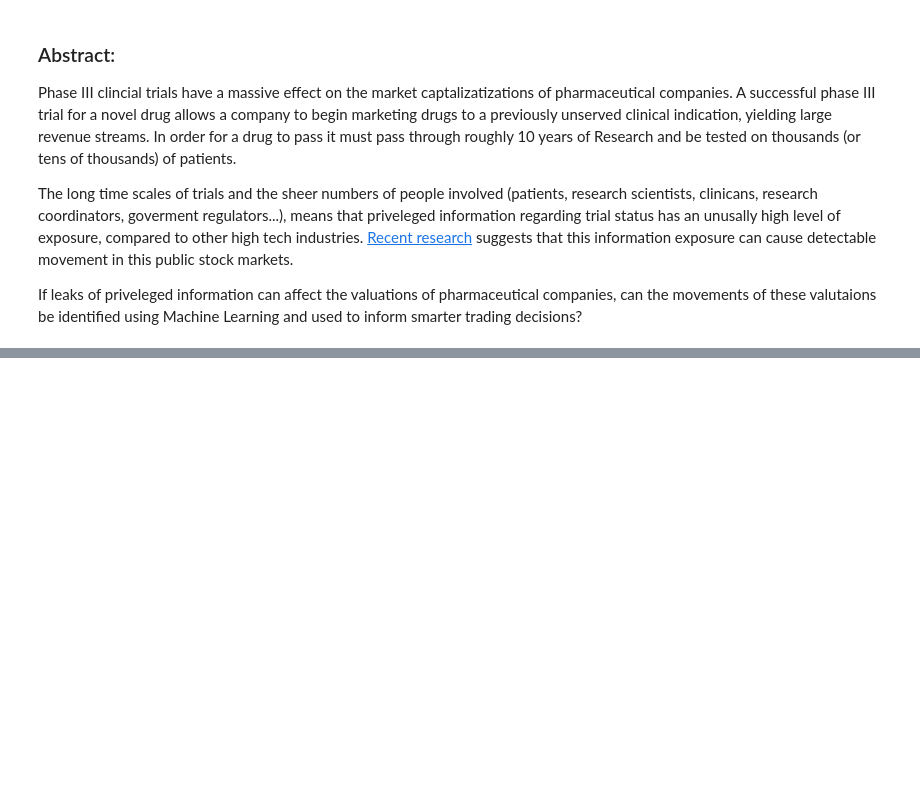
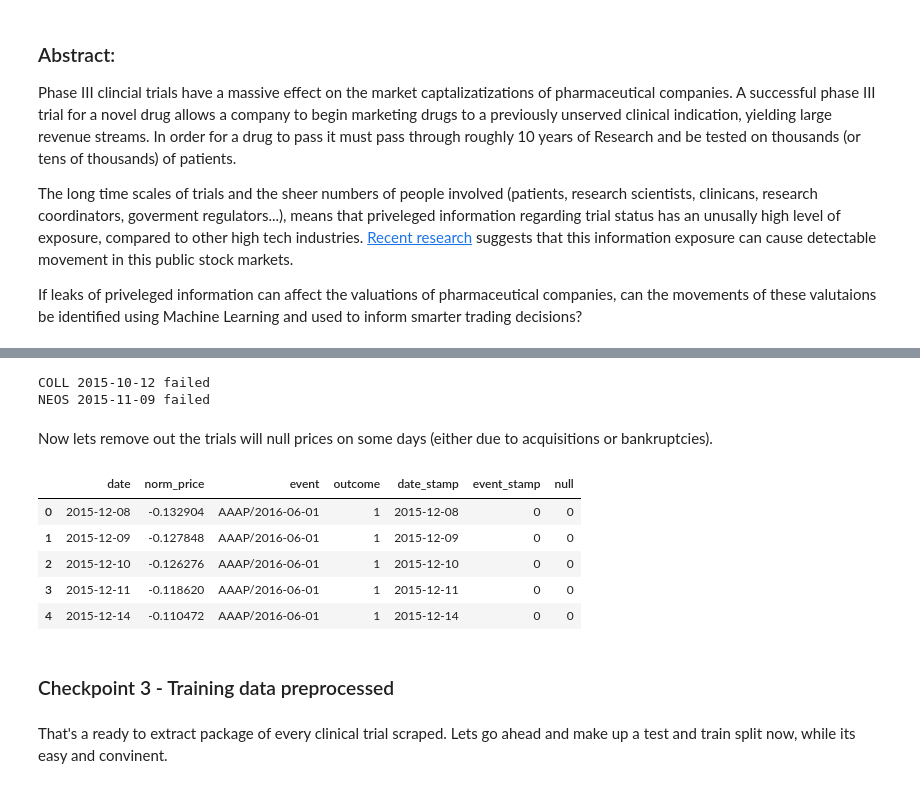
Before and after one commit to BenDavidAaron/FDA-Decision-Stock-Predictor, a Jupyter notebook: Final Report.ipynb, the cells around one changed output, grey strips where cells are left out. Saved outputs shown, nothing was run; the diff lists cells and outputs as text; code cells hidden in the pictures; blank space fills up the shorter version.

```diff
--- a/Final Report.ipynb
+++ b/Final Report.ipynb
@@ -11,0 +196,40 @@ If leaks of priveleged information can affect the valuations of pharmaceutical c
+# %%
+def assemble_frame(datum):
+    df = pd.DataFrame(datum[3][0], columns=['date','norm_price'])
+    df['event'] = datum[0]+"/"+datum[1]
+    df['outcome'] = int(datum[2])
+    return df
+# %%
+first = True
+
+for line in tqdm_notebook(norm_data_annotated):
+    try:
+        if first:
+            agg_data = assemble_frame(line)
+            first = False
+        else:
+            tmp_data = assemble_frame(line)
+            agg_data = pd.concat([agg_data, tmp_data],ignore_index=True)
+    except:
+        print line[0], line[1], "failed"
+# %% [output]
+COLL 2015-10-12 failed
+NEOS 2015-11-09 failed
+# %%
+agg_data['date_stamp'] = pd.to_datetime(agg_data['date'])
+event_labels = pd.factorize(agg_data['event'])
+agg_data["event_stamp"] = event_labels[0]
+# %% [markdown]
+Now lets remove out the trials will null prices on some days (either due to acquisitions or bankruptcies).
+# %%
+agg_data['null'] = pd.isnull(agg_data).apply(lambda x: sum(x) , axis=1)
+cleaned_agg = agg_data[agg_data['null'] == 0]
+# %%
+cleaned_agg.head()
+# %% [output]
+|  | date | norm_price | event | outcome | date_stamp | event_stamp | null |
+| 0 | 2015-12-08 | -0.132904 | AAAP/2016-06-01 | 1 | 2015-12-08 | 0 | 0 |
+| 1 | 2015-12-09 | -0.127848 | AAAP/2016-06-01 | 1 | 2015-12-09 | 0 | 0 |
+| 2 | 2015-12-10 | -0.126276 | AAAP/2016-06-01 | 1 | 2015-12-10 | 0 | 0 |
+| 3 | 2015-12-11 | -0.118620 | AAAP/2016-06-01 | 1 | 2015-12-11 | 0 | 0 |
+| 4 | 2015-12-14 | -0.110472 | AAAP/2016-06-01 | 1 | 2015-12-14 | 0 | 0 |
@@ -11,0 +238,2 @@ If leaks of priveleged information can affect the valuations of pharmaceutical c
+# %% [markdown]
+### Checkpoint 3 - Training data preprocessed
@@ -11,0 +242,2 @@ If leaks of priveleged information can affect the valuations of pharmaceutical c
+# %% [markdown]
+That's a ready to extract package of every clinical trial scraped. Lets go ahead and make up a test and train split now, while its easy and convinent.
```
Also changed, not shown: parts of 51 cells of this notebook, 4 other files.
